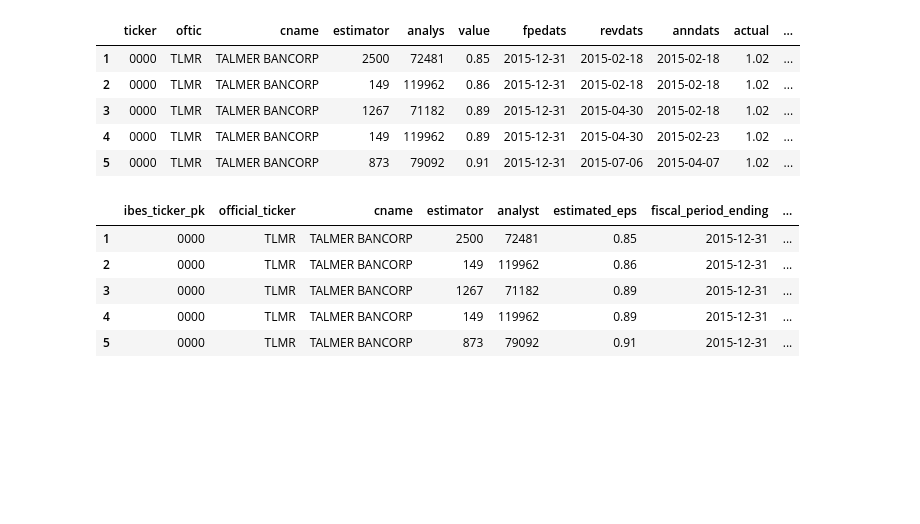
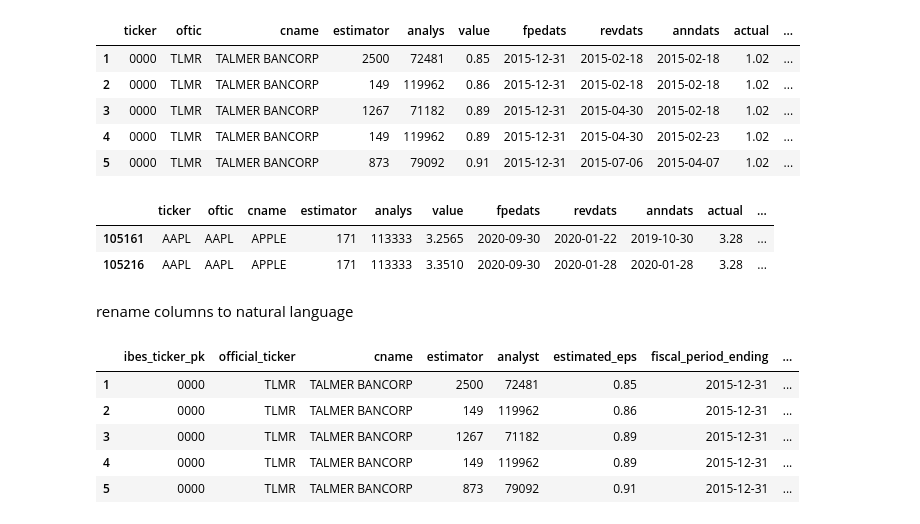
Before and after one commit to moshchev/gsfm_SS24, a Jupyter notebook: notebooks/preprocessing_and_dv.ipynb, the cells around one changed output. Drawn from its saved outputs; the diff is of its cells as text; code cells hidden in the pictures; blank space fills up the shorter version.

```diff
--- a/notebooks/preprocessing_and_dv.ipynb
+++ b/notebooks/preprocessing_and_dv.ipynb
@@ -65,8 +97,13 @@ def convert_to_datetime(df):
 df_forecasts = convert_to_datetime(df_forecasts)
 
 # filter forecasts  based on time
-df_forecasts['difference_date'] = df_forecasts['fpedats'] - df_forecasts['anndats']
-df_forecasts = df_forecasts[(df_forecasts['difference_date']> pd.Timedelta(days=30))&(df_forecasts['difference_date']<pd.Timedelta(days=365))]
+df_forecasts['forecast_horizon'] = df_forecasts['fpedats'] - df_forecasts['anndats']
+df_forecasts = df_forecasts[(df_forecasts['forecast_horizon']> pd.Timedelta(days=30))&(df_forecasts['forecast_horizon']<pd.Timedelta(days=365))]
+
+# calculate the mean forecast horizon of analyst i's forecasts for company j in fiscal period t and append to df
+
+df_forecasts['mean_forecast_horizon_days'] = df_forecasts.groupby(['analys','ticker','fpedats'])['forecast_horizon'].transform('mean')
+df_forecasts['mean_forecast_horizon_days'] = df_forecasts['mean_forecast_horizon'].dt.days
 df_forecasts.head()
 # %% [output]
 |  | ticker | oftic | cname | estimator | analys | value | fpedats | revdats | anndats | actual | ... |
@@ -75,5 +112,16 @@ df_forecasts.head()
 | 3 | 0000 | TLMR | TALMER BANCORP | 1267 | 71182 | 0.89 | 2015-12-31 | 2015-04-30 | 2015-02-18 | 1.02 | ... |
 | 4 | 0000 | TLMR | TALMER BANCORP | 149 | 119962 | 0.89 | 2015-12-31 | 2015-04-30 | 2015-02-23 | 1.02 | ... |
 | 5 | 0000 | TLMR | TALMER BANCORP | 873 | 79092 | 0.91 | 2015-12-31 | 2015-07-06 | 2015-04-07 | 1.02 | ... |
+# %%
+# test
+analyst_id = 113333
+subset_analyst_i = df_forecasts[(df_forecasts['ticker'] == "AAPL") & (df_forecasts['fpedats'].dt.year == 2020) & (df_forecasts['analys'] == analyst_id)]
+subset_analyst_i
+# %% [output]
+|  | ticker | oftic | cname | estimator | analys | value | fpedats | revdats | anndats | actual | ... |
+| 105161 | AAPL | AAPL | APPLE | 171 | 113333 | 3.2565 | 2020-09-30 | 2020-01-22 | 2019-10-30 | 3.28 | ... |
+| 105216 | AAPL | AAPL | APPLE | 171 | 113333 | 3.3510 | 2020-09-30 | 2020-01-28 | 2020-01-28 | 3.28 | ... |
+# %% [markdown]
+rename columns to natural language
 # %%
 # rename columns
```
Also changed, not shown: parts of 33 cells of this notebook, 1 other file.
